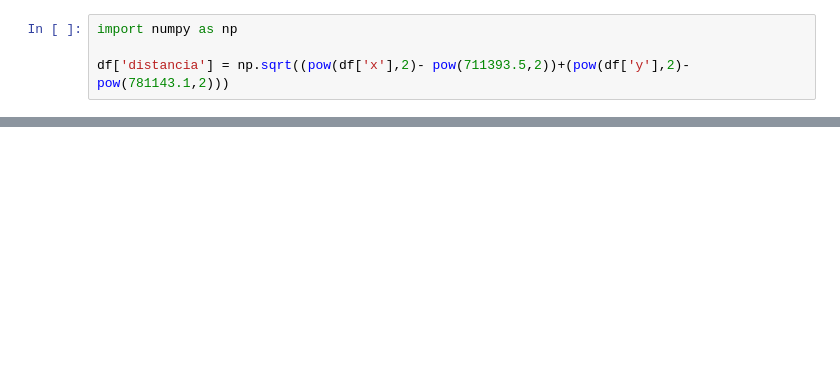
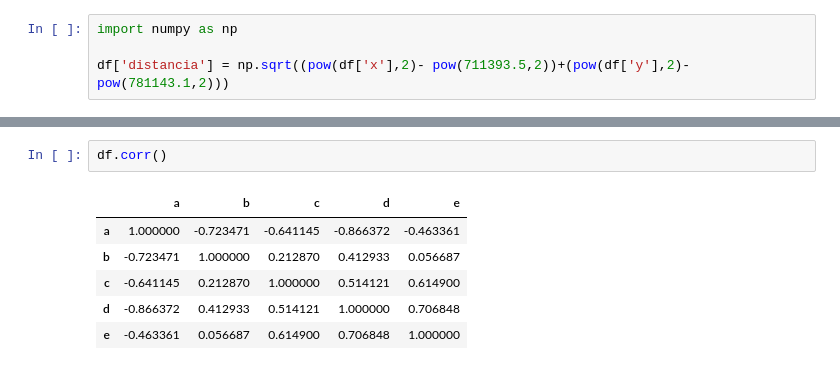
Before and after one commit to denilson2509a/cd_202202_fabio_villamizar, a Jupyter notebook: Taller1.ipynb, the cells around one changed output, grey strips where cells are left out. Drawn from its saved outputs; the diff is of its cells as text; blank space fills up the shorter version.

```diff
--- a/Taller1.ipynb
+++ b/Taller1.ipynb
@@ -85,0 +118,9 @@ df['distancia'] = np.sqrt((pow(df['x'],2)- pow(711393.5,2))+(pow(df['y'],2)- pow
+# %%
+df.corr()
+# %% [output]
+|  | a | b | c | d | e |
+| a | 1.000000 | -0.723471 | -0.641145 | -0.866372 | -0.463361 |
+| b | -0.723471 | 1.000000 | 0.212870 | 0.412933 | 0.056687 |
+| c | -0.641145 | 0.212870 | 1.000000 | 0.514121 | 0.614900 |
+| d | -0.866372 | 0.412933 | 0.514121 | 1.000000 | 0.706848 |
+| e | -0.463361 | 0.056687 | 0.614900 | 0.706848 | 1.000000 |
```
Also changed, not shown: parts of 8 cells of this notebook.
